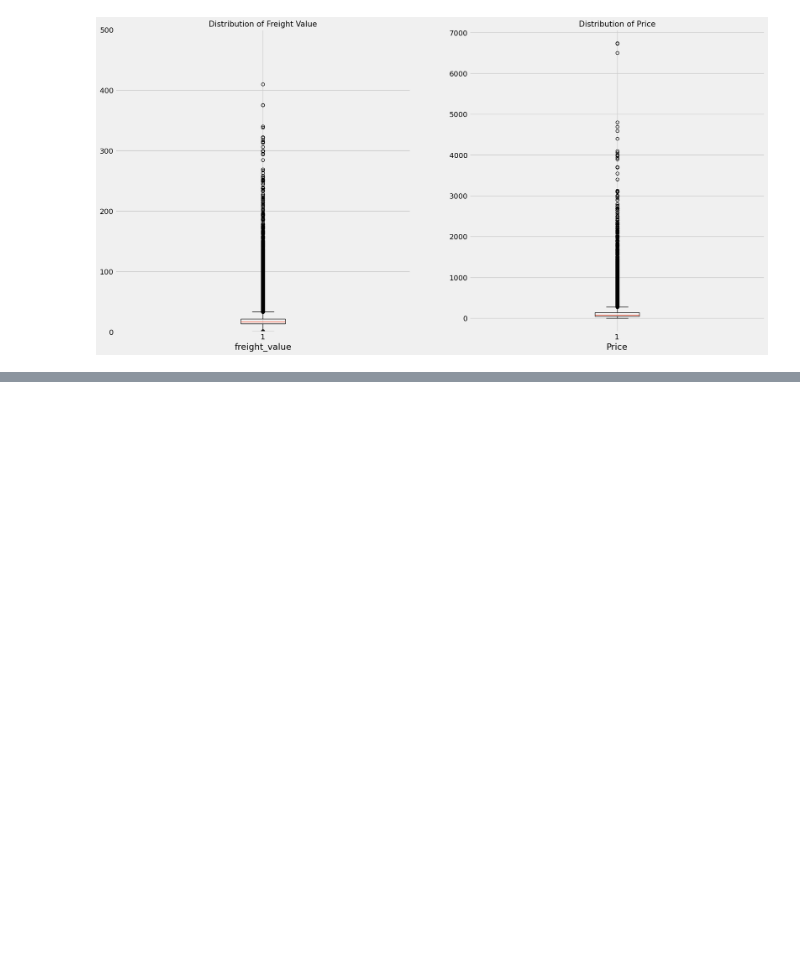
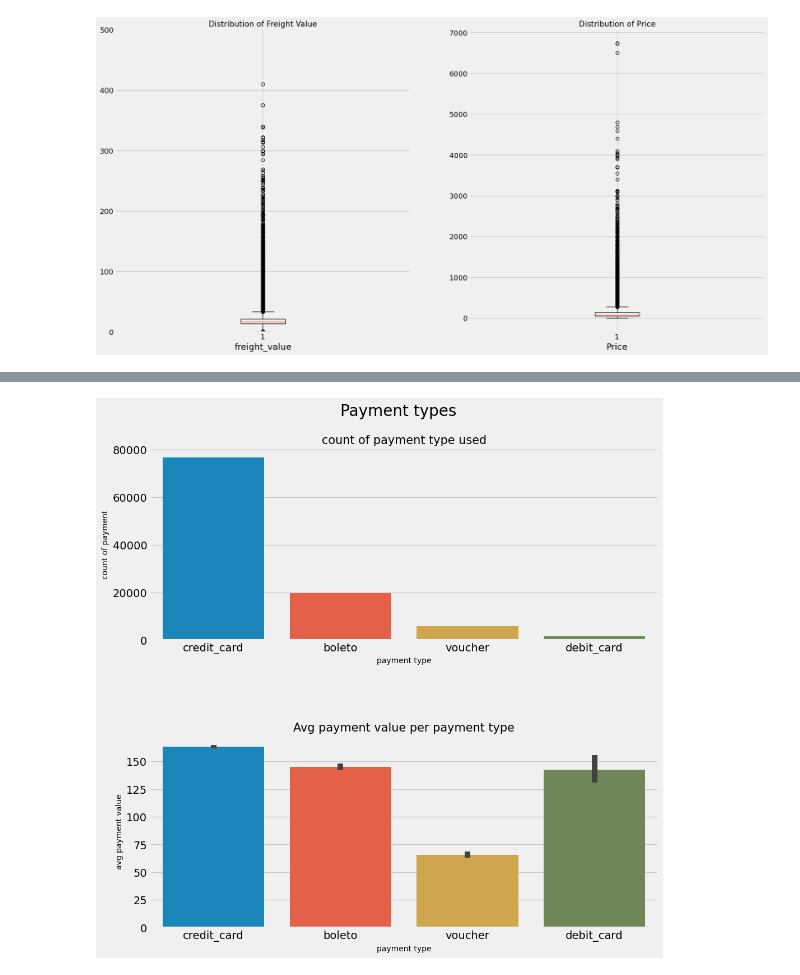
Before and after one commit to jugnuarora/Capstone-Project-E-Commerce, a Jupyter notebook: EDA_Fahad.ipynb, the cells around one changed output, grey strips where cells are left out. Cells and saved outputs as stored; diff of their text form; code cells hidden in the pictures; blank space fills up the shorter version.

```diff
--- a/EDA_Fahad.ipynb
+++ b/EDA_Fahad.ipynb
@@ -306,0 +348,20 @@ ax[1].set_title("Distribution of Price", fontsize = 15);
+# %%
+fig, ax = plt.subplots(2,1, figsize=(10,10))
+plt.suptitle('Payment types', fontsize=20)
+fig.tight_layout(h_pad=8)
+plt.subplots_adjust(hspace = .5, wspace = .2, top = .9)
+
+f1 = sns.countplot(x=op['payment_type'], ax=ax[0])
+f1.set_ylabel('count of payment', fontsize = 10)
+f1.set_xlabel('payment type', fontsize = 10)
+f1.set_xticks([0,1,2,3])
+f1.set_xticklabels(labels=['credit_card', 'boleto', 'voucher', 'debit_card'])
+f1.set_title('count of payment type used', fontsize = 15);
+
+f2= sns.barplot(x=op['payment_type'], y=op['payment_value'], ax=ax[1])
+f2.tick_params(axis='x')
+f2.set_xlabel('payment type', fontsize = 10)
+f2.set_ylabel('avg payment value', fontsize = 10)
+f2.set_title('Avg payment value per payment type', fontsize = 15);
+# %% [output]
+[figure, added]
```
Also changed, not shown: parts of 16 cells of this notebook.
